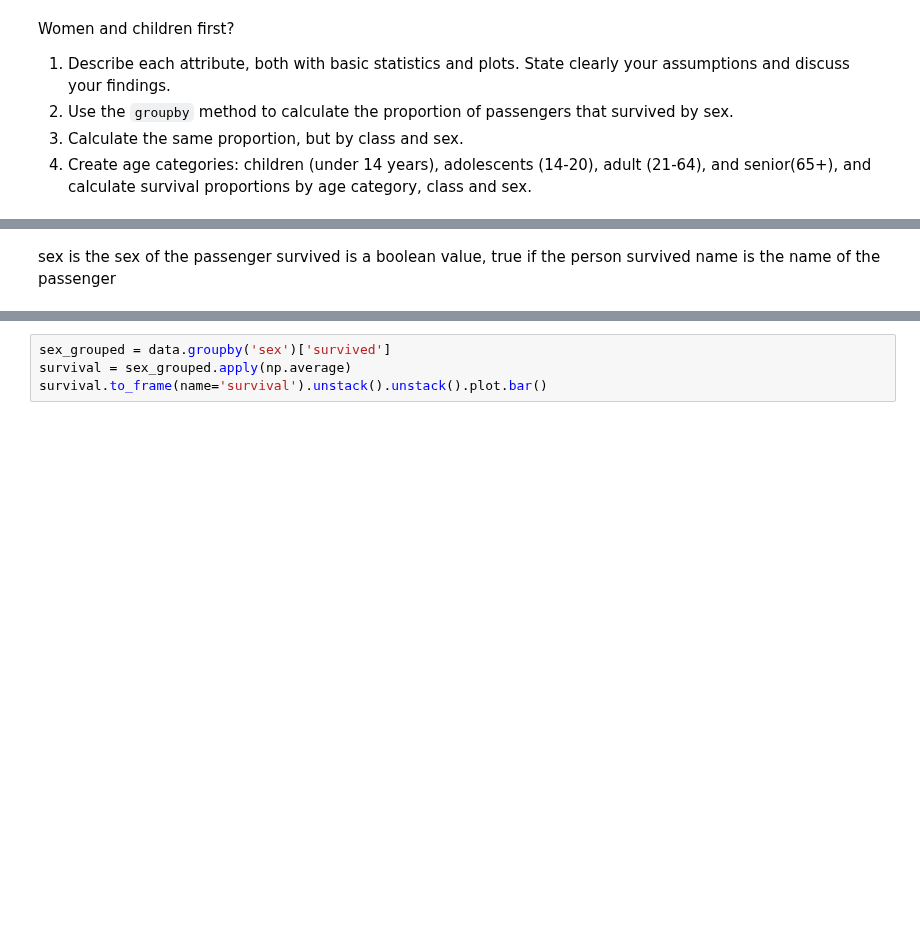
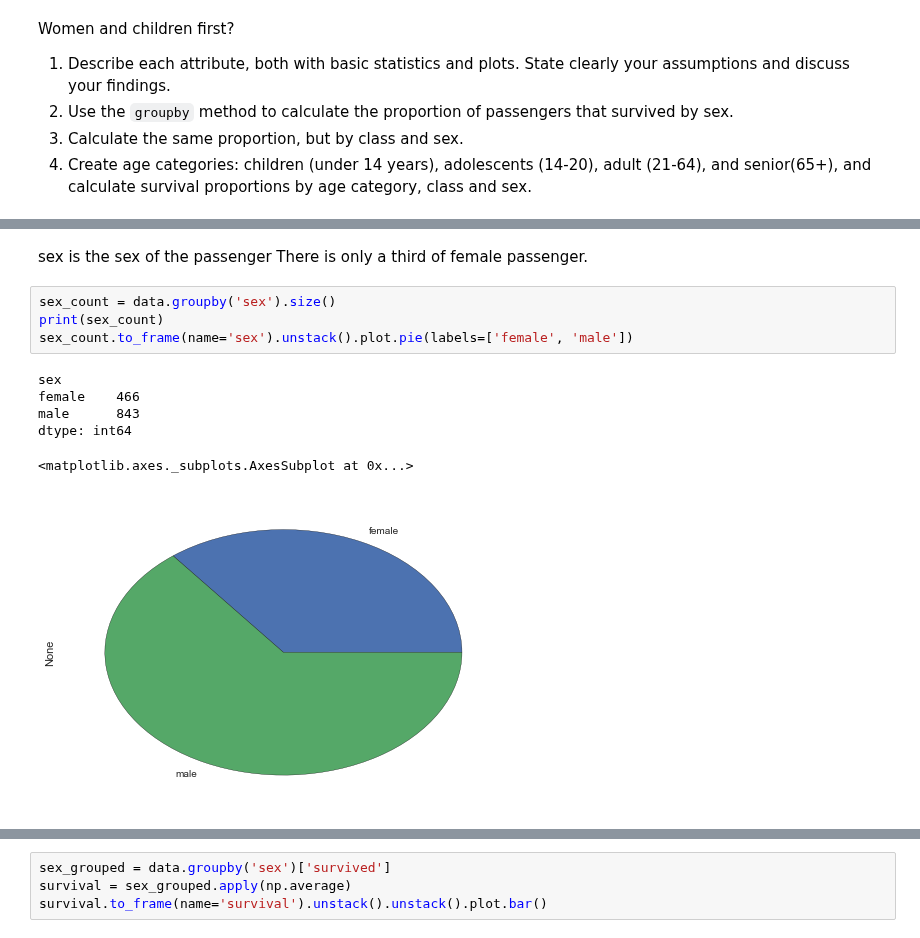
Before and after one commit to semplea/adaepfl-hw, a Jupyter notebook: 01 - Pandas and Data Wrangling/Data Wrangling with Pandas.ipynb, the cells around one changed output, grey strips where cells are left out. Saved outputs shown, nothing was run; the diff lists cells and outputs as text; blank space fills up the shorter version.

```diff
--- a/01 - Pandas and Data Wrangling/Data Wrangling with Pandas.ipynb
+++ b/01 - Pandas and Data Wrangling/Data Wrangling with Pandas.ipynb
@@ -1669,4 +1680,14 @@ data['class'] = data_raw.pclass.replace({3.0:'Poor', 2.0:'Medium', 1.0:'Filthy r
 # %% [markdown]
 sex is the sex of the passenger
-survived is a boolean value, true if the person survived
-name is the name of the passenger
+There is only a third of female passenger.
+# %%
+sex_count = data.groupby('sex').size()
+print(sex_count)
+sex_count.to_frame(name='sex').unstack().plot.pie(labels=['female', 'male'])
+# %% [output]
+sex
+female    466
+male      843
+dtype: int64
+<matplotlib.axes._subplots.AxesSubplot at 0x...>
+[figure, added]
```
Also changed, not shown: parts of 7 cells of this notebook.
